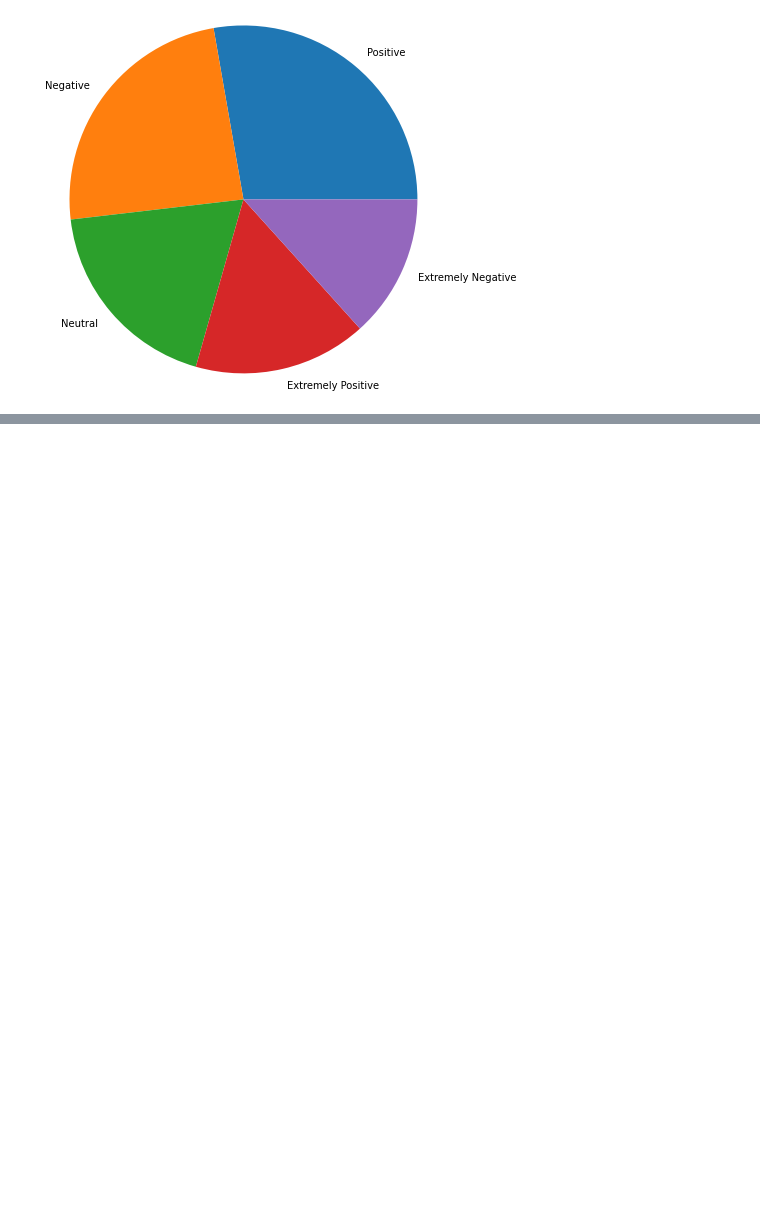
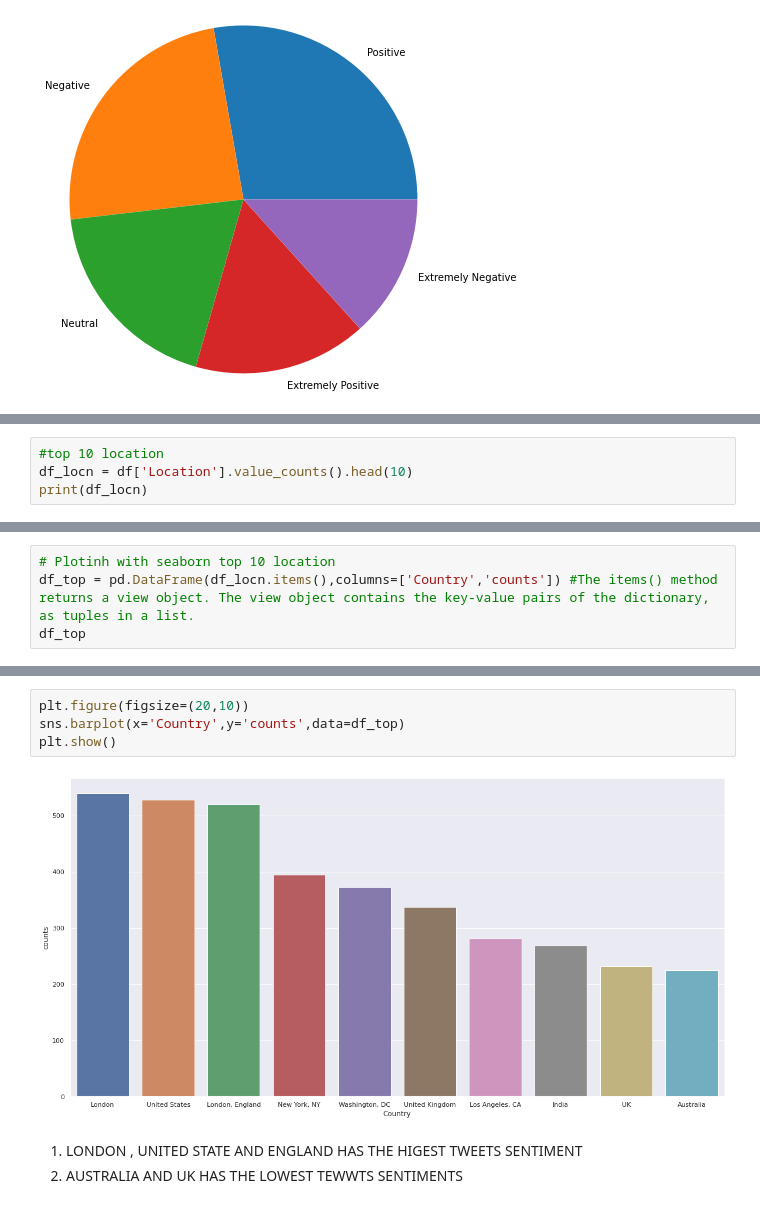
Before and after one commit to ChinmayRojatkar/Predicting-sentiment-of-COVID-19-tweets, a Jupyter notebook: Predicting_sentiment_of_COVID_19_tweets.ipynb, the cells around one changed output, grey strips where cells are left out. Cells and saved outputs as stored; diff of their text form; blank space fills up the shorter version.

```diff
--- a/Predicting_sentiment_of_COVID_19_tweets.ipynb
+++ b/Predicting_sentiment_of_COVID_19_tweets.ipynb
@@ -94,0 +115,4 @@ plt.pie(df_sent, labels = df_sent.index,radius=2);
+# %%
+#top 10 location
+df_locn = df['Location'].value_counts().head(10)
+print(df_locn)
@@ -94,0 +131,4 @@ plt.pie(df_sent, labels = df_sent.index,radius=2);
+# %%
+# Plotinh with seaborn top 10 location
+df_top = pd.DataFrame(df_locn.items(),columns=['Country','counts']) #The items() method returns a view object. The view object contains the key-value pairs of the dictionary, as tuples in a list.
+df_top
@@ -94,0 +147,9 @@ plt.pie(df_sent, labels = df_sent.index,radius=2);
+# %%
+plt.figure(figsize=(20,10))
+sns.barplot(x='Country',y='counts',data=df_top)
+plt.show()
+# %% [output]
+[figure, added]
+# %% [markdown]
+1. LONDON , UNITED STATE AND ENGLAND HAS THE HIGEST TWEETS SENTIMENT
+2. AUSTRALIA AND UK HAS THE LOWEST TEWWTS SENTIMENTS
```
Also changed, not shown: parts of 6 cells of this notebook.
